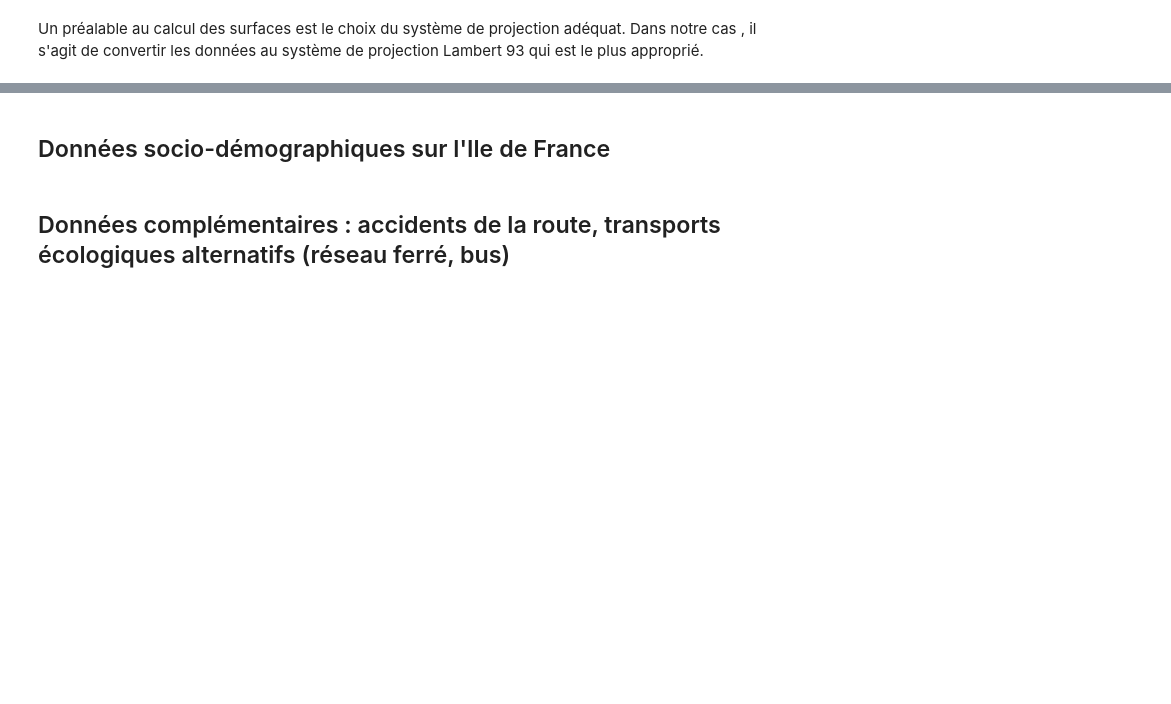
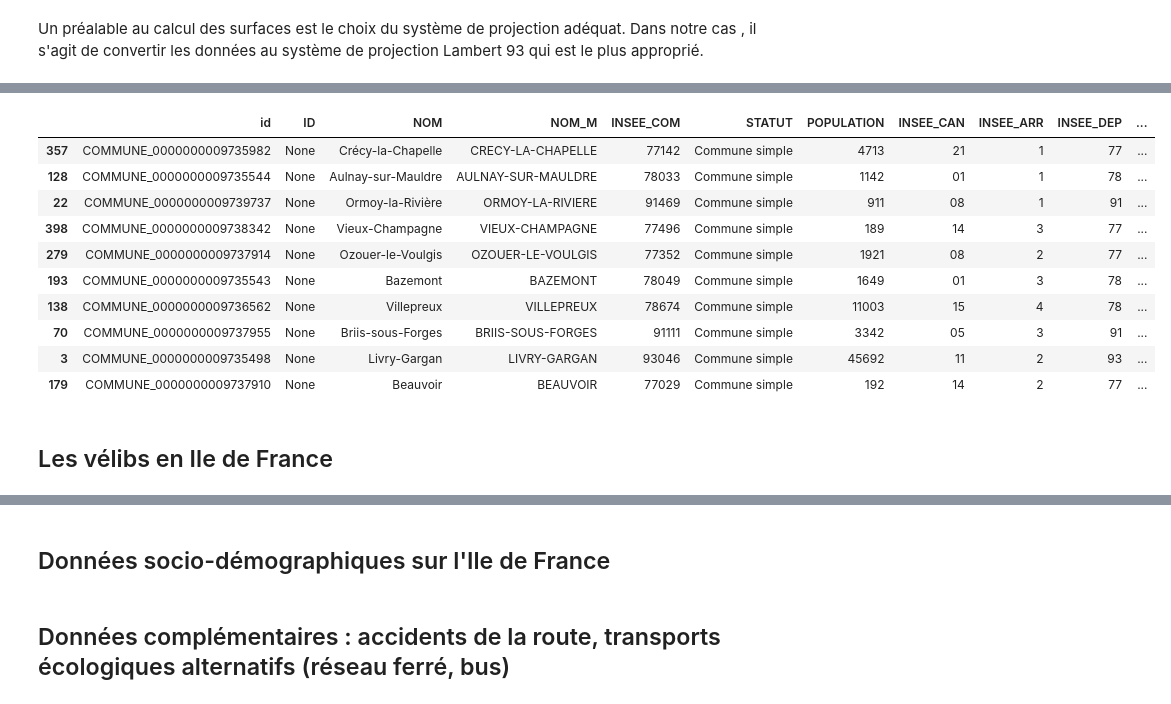
Before and after one commit to christellenguenang/Projet_Catherine_Christelle, a Jupyter notebook: 1_traitement_analyse.ipynb, the cells around one changed output, grey strips where cells are left out. Cells and saved outputs as stored; diff of their text form; code cells hidden in the pictures; blank space fills up the shorter version.

```diff
--- a/1_traitement_analyse.ipynb
+++ b/1_traitement_analyse.ipynb
@@ -329,2 +314,18 @@ communes.sort_values('surface', ascending = False)
 # %%
 communes.rename(columns={'INSEE_COG': 'insee_com'}, inplace=True)
+# %%
+communes.sample(n=10)
+# %% [output]
+|  | id | ID | NOM | NOM_M | INSEE_COM | STATUT | POPULATION | INSEE_CAN | INSEE_ARR | INSEE_DEP | ... |
+| 357 | COMMUNE_0000000009735982 | None | Crécy-la-Chapelle | CRECY-LA-CHAPELLE | 77142 | Commune simple | 4713 | 21 | 1 | 77 | ... |
+| 128 | COMMUNE_0000000009735544 | None | Aulnay-sur-Mauldre | AULNAY-SUR-MAULDRE | 78033 | Commune simple | 1142 | 01 | 1 | 78 | ... |
+| 22 | COMMUNE_0000000009739737 | None | Ormoy-la-Rivière | ORMOY-LA-RIVIERE | 91469 | Commune simple | 911 | 08 | 1 | 91 | ... |
+| 398 | COMMUNE_0000000009738342 | None | Vieux-Champagne | VIEUX-CHAMPAGNE | 77496 | Commune simple | 189 | 14 | 3 | 77 | ... |
+| 279 | COMMUNE_0000000009737914 | None | Ozouer-le-Voulgis | OZOUER-LE-VOULGIS | 77352 | Commune simple | 1921 | 08 | 2 | 77 | ... |
+| 193 | COMMUNE_0000000009735543 | None | Bazemont | BAZEMONT | 78049 | Commune simple | 1649 | 01 | 3 | 78 | ... |
+| 138 | COMMUNE_0000000009736562 | None | Villepreux | VILLEPREUX | 78674 | Commune simple | 11003 | 15 | 4 | 78 | ... |
+| 70 | COMMUNE_0000000009737955 | None | Briis-sous-Forges | BRIIS-SOUS-FORGES | 91111 | Commune simple | 3342 | 05 | 3 | 91 | ... |
+| 3 | COMMUNE_0000000009735498 | None | Livry-Gargan | LIVRY-GARGAN | 93046 | Commune simple | 45692 | 11 | 2 | 93 | ... |
+| 179 | COMMUNE_0000000009737910 | None | Beauvoir | BEAUVOIR | 77029 | Commune simple | 192 | 14 | 2 | 77 | ... |
+# %% [markdown]
+## Les vélibs en Ile de France
```
Also changed, not shown: parts of 28 cells of this notebook, 1 other file.
